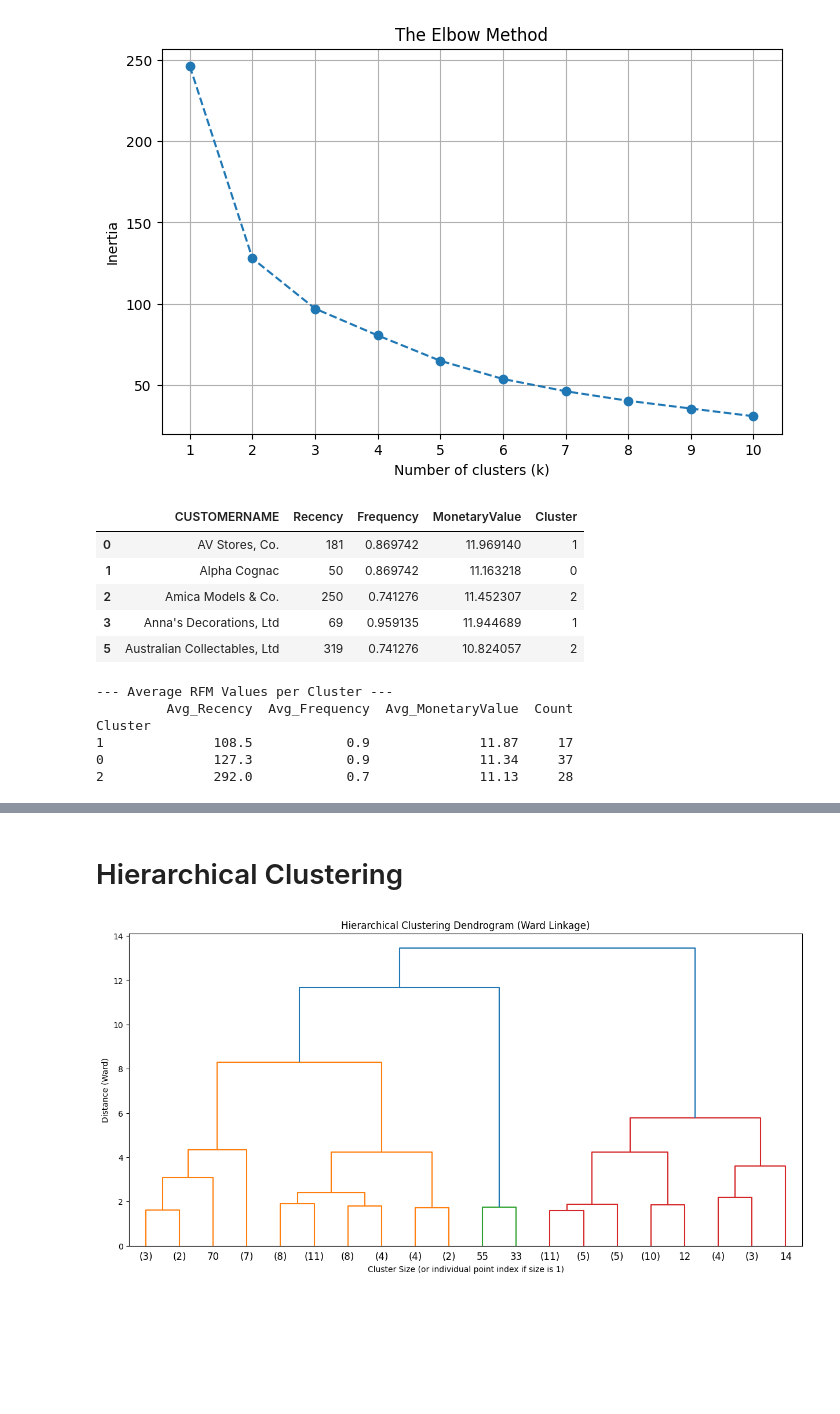
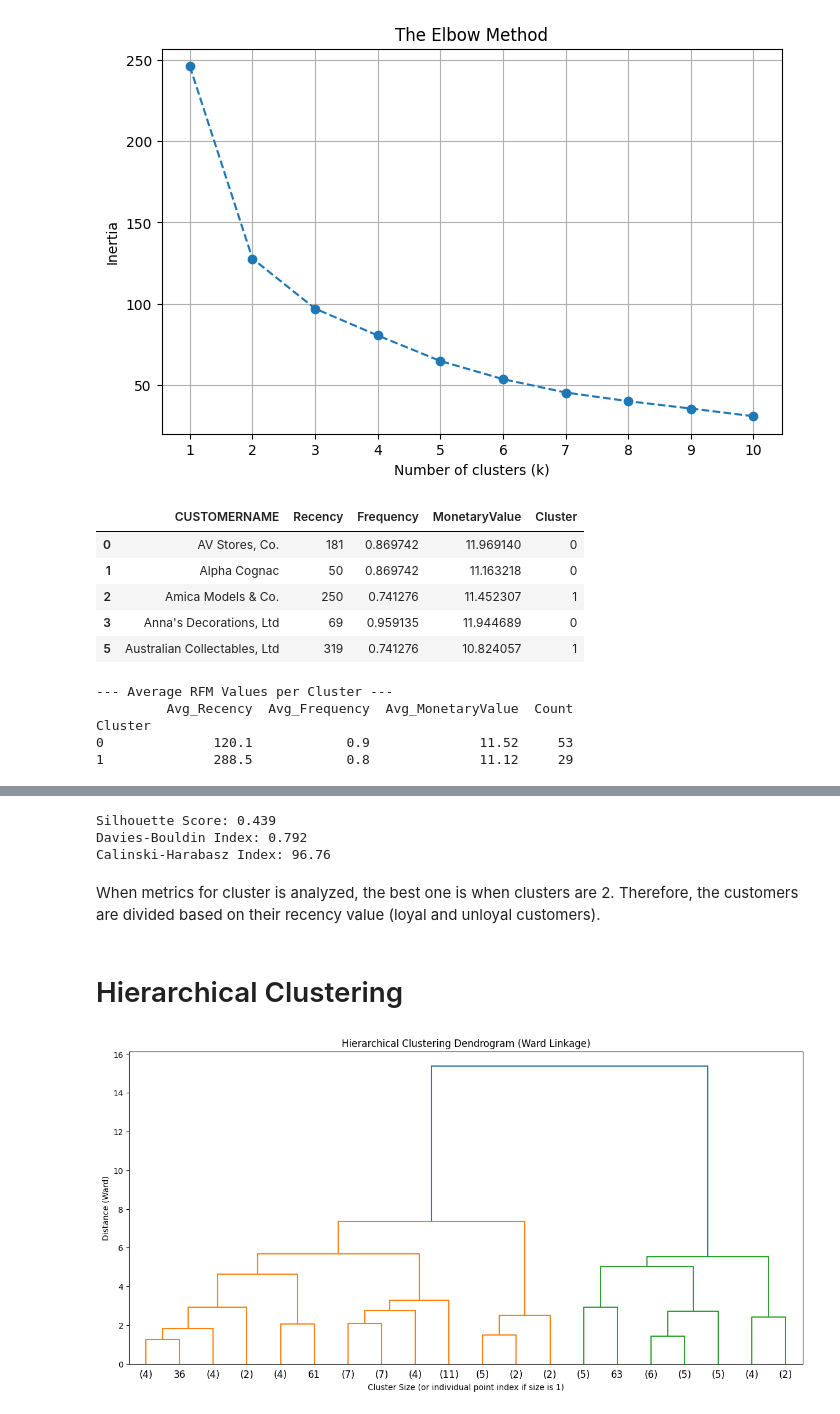
Before and after one commit to silaSaraoglu/customer-clustering, a Jupyter notebook: customer_segmentation_rfm_analysis.ipynb, the cells around one changed output, grey strips where cells are left out. Drawn from its saved outputs; the diff is of its cells as text; code cells hidden in the pictures; blank space fills up the shorter version.

```diff
--- a/customer_segmentation_rfm_analysis.ipynb
+++ b/customer_segmentation_rfm_analysis.ipynb
@@ -206,8 +206,8 @@ for k in K_range:
     kmeans = KMeans(
         n_clusters=k,
         init='k-means++',
-        n_init=10,
-        max_iter=300,
+        n_init=100,
+        max_iter=2000,
         random_state=42
     )
     kmeans.fit(rfm_scaled_no_outliers_df)
@@ -225,10 +225,10 @@ plt.show()
 [figure]
 # %%
 kmeans = KMeans(
-    n_clusters=3,
+    n_clusters=2,
     init='k-means++',
-    n_init=10,
-    max_iter=300,
+    n_init=100,
+    max_iter=2000,
     random_state=42
 )
 kmeans.fit(rfm_scaled_no_outliers_df)
@@ -239,21 +239,20 @@ rfm_with_clusters_df['Cluster'] = cluster_labels
 rfm_with_clusters_df.head()
 # %% [output]
 |  | CUSTOMERNAME | Recency | Frequency | MonetaryValue | Cluster |
-| 0 | AV Stores, Co. | 181 | 0.869742 | 11.969140 | 1 |
+| 0 | AV Stores, Co. | 181 | 0.869742 | 11.969140 | 0 |
 | 1 | Alpha Cognac | 50 | 0.869742 | 11.163218 | 0 |
-| 2 | Amica Models & Co. | 250 | 0.741276 | 11.452307 | 2 |
-| 3 | Anna's Decorations, Ltd | 69 | 0.959135 | 11.944689 | 1 |
-| 5 | Australian Collectables, Ltd | 319 | 0.741276 | 10.824057 | 2 |
+| 2 | Amica Models & Co. | 250 | 0.741276 | 11.452307 | 1 |
+| 3 | Anna's Decorations, Ltd | 69 | 0.959135 | 11.944689 | 0 |
+| 5 | Australian Collectables, Ltd | 319 | 0.741276 | 10.824057 | 1 |
 # %%
 print("\n--- Average RFM Values per Cluster ---")
 cluster_analysis = rfm_with_clusters_df.groupby('Cluster').agg(
     Avg_Recency=('Recency', 'mean'),
     Avg_Frequency=('Frequency', 'mean'),
     Avg_MonetaryValue=('MonetaryValue', 'mean'),
-    Count=('CUSTOMERNAME', 'count')  # Count how many customers are in each cluster
-).sort_values(by='Avg_MonetaryValue', ascending=False) # Sort by value
+    Count=('CUSTOMERNAME', 'count')
+).sort_values(by='Avg_MonetaryValue', ascending=False)
 
-# Format for better readability
 cluster_analysis['Avg_Recency'] = cluster_analysis['Avg_Recency'].round(1)
 cluster_analysis['Avg_Frequency'] = cluster_analysis['Avg_Frequency'].round(1)
 cluster_analysis['Avg_MonetaryValue'] = cluster_analysis['Avg_MonetaryValue'].round(2)
@@ -263,9 +262,8 @@ print(cluster_analysis)
 --- Average RFM Values per Cluster ---
          Avg_Recency  Avg_Frequency  Avg_MonetaryValue  Count
 Cluster
-1              108.5            0.9              11.87     17
-0              127.3            0.9              11.34     37
-2              292.0            0.7              11.13     28
+0              120.1            0.9              11.52     53
+1              288.5            0.8              11.12     29
 # %%
 fig = px.scatter_3d(rfm_with_clusters_df,
                     x='Recency',
@@ -277,26 +275,39 @@ fig = px.scatter_3d(rfm_with_clusters_df,
 fig.show()
 # %% [output]
 [interactive output not drawn]
+# %%
+features = ['Recency', 'Frequency', 'MonetaryValue']
+silhouette = silhouette_score(rfm_with_clusters_df[features], cluster_labels)
+dbi = davies_bouldin_score(rfm_with_clusters_df[features], cluster_labels)
+ch = calinski_harabasz_score(rfm_with_clusters_df[features], cluster_labels)
+
+print(f"Silhouette Score: {silhouette:.3f}")
+print(f"Davies-Bouldin Index: {dbi:.3f}")
+print(f"Calinski-Harabasz Index: {ch:.2f}")
+# %% [output]
+Silhouette Score: 0.439
+Davies-Bouldin Index: 0.792
+Calinski-Harabasz Index: 96.76
+# %% [markdown]
+When metrics for cluster is analyzed, the best one is when clusters are 2. Therefore, the customers are divided based on their recency value (loyal and unloyal customers).
 # %% [markdown]
 # Hierarchical Clustering
 # %%
 # dendrogram to choose the best number of clusters
 plt.figure(figsize=(15, 7))
 plt.title("Hierarchical Clustering Dendrogram (Ward Linkage)")
-# Calculate the linkage matrix
-linked = linkage(rfm_scaled_df, method='ward')
+linked = linkage(rfm_scaled_no_outliers_df, method='ward')
 
-# Plot the dendrogram
 dendrogram(linked,
            orientation='top',
            distance_sort='descending',
            show_leaf_counts=True,
            truncate_mode='lastp',
            p=20
           )
 plt.xlabel("Cluster Size (or individual point index if size is 1)")
 plt.ylabel("Distance (Ward)")
 plt.show()
 # %% [output]
-[figure, old version]
+[figure, new version]
 # %%
```
Also changed, not shown: parts of 8 cells of this notebook.
